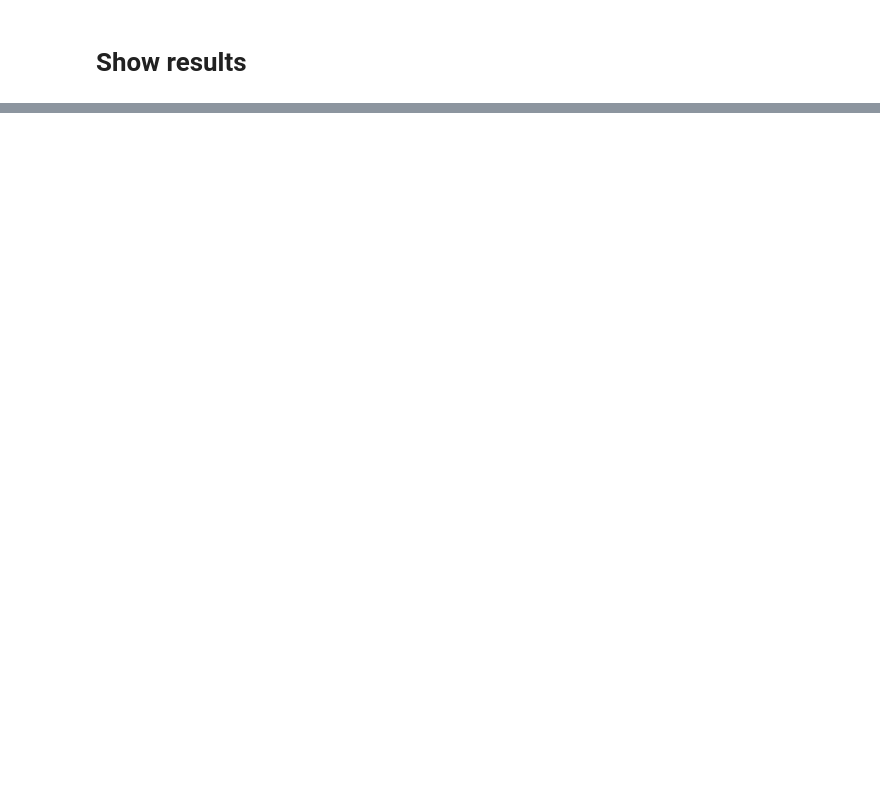
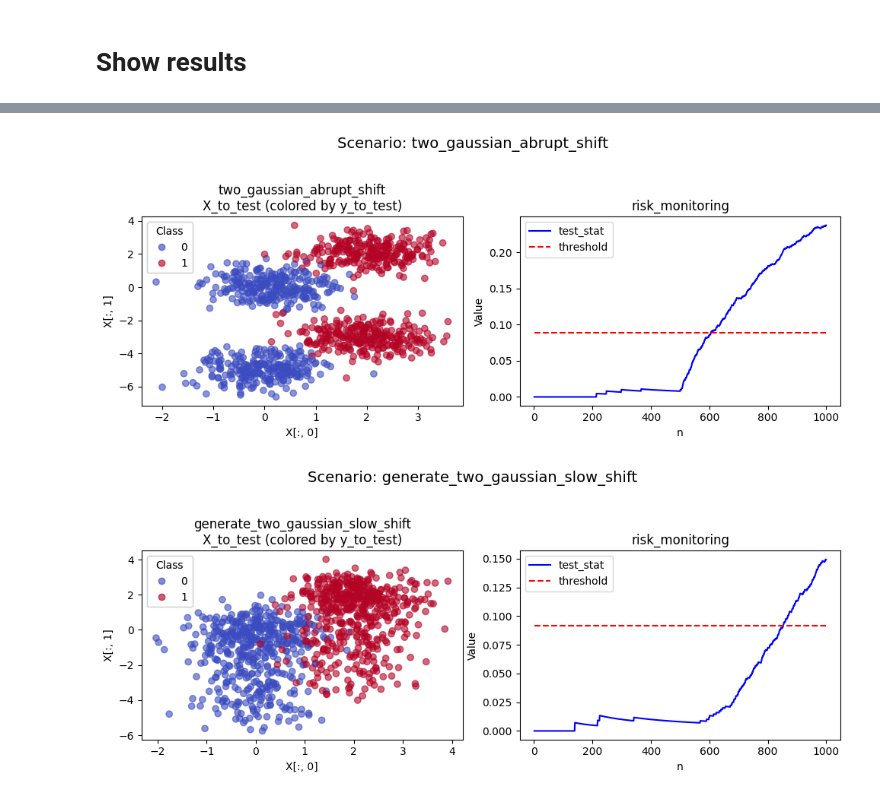
Before and after one commit to scikit-learn-contrib/MAPIE, a Jupyter notebook: notebooks/echangeability_test/exchangeability_test_benchmark.ipynb, the cells around one changed output, grey strips where cells are left out. Saved outputs shown, nothing was run; the diff lists cells and outputs as text; code cells hidden in the pictures; blank space fills up the shorter version.

Commit message:
add plots

```diff
--- a/notebooks/echangeability_test/exchangeability_test_benchmark.ipynb
+++ b/notebooks/echangeability_test/exchangeability_test_benchmark.ipynb
@@ -9,7 +9,7 @@ from scenarios_and_methods import (
 # %% [markdown]
 # Perform tests
 # %%
-scenario_dict = {
+scenarios_dict = {
     # "exchangeable": generate_exchangeable,
     "two_gaussian_abrupt_shift": generate_two_gaussian_abrupt_shift,
     "generate_two_gaussian_slow_shift": generate_two_gaussian_slow_shift,
@@ -22,7 +22,7 @@ methods_dict = {
 
 n_samples = 1000
 result_list=[]
-for scenario_name, generate_data in scenario_dict.items():
+for scenario_name, generate_data in scenarios_dict.items():
     is_exchangeable_ground_truth, X_to_test, y_to_test, X_train, y_train = generate_data(n_samples=n_samples)
 
     for method_name, method in methods_dict.items():
@@ -55,0 +77,62 @@ df
+# %%
+import matplotlib.pyplot as plt
+
+# For plotting, we use scenarios_dict and methods_dict below
+# scenarios_dict: {scenario_name: scenario_func}
+# methods_dict: {method_name: method_func}
+
+for scenario_name, scenario_func in scenarios_dict.items():
+    # Regenerate data for the scenario (with default/random_state for reproducibility)
+    res = scenario_func()
+    if len(res) == 5:
+        is_exchangeable_ground_truth, X_to_test, y_to_test, X_train, y_train = res
+    else:
+        # fallback, skip plotting
+        continue
+
+    df_scenario = df[df["scenario"] == scenario_name]
+    # Find method names for this scenario
+    method_names = df_scenario["method"].unique()
+
+    n_rows = 1
+    n_cols = 1 + len(method_names)
+    fig, axes = plt.subplots(
+        nrows=n_rows, ncols=n_cols, figsize=(5 * n_cols, 4), squeeze=False
+    )
+    # Plot scenario data in the first column (scatter X_to_test, color by y_to_test)
+    ax = axes[0, 0]
+    if X_to_test.shape[1] == 2:
+        scatter = ax.scatter(X_to_test[:, 0], X_to_test[:, 1], c=y_to_test, cmap='coolwarm', alpha=0.6)
+        legend1 = ax.legend(*scatter.legend_elements(), title="Class")
+        ax.add_artist(legend1)
+    else:
+        # Too many dims, just plot first two
+        ax.scatter(X_to_test[:, 0], np.zeros_like(X_to_test[:, 0]), c=y_to_test, cmap='coolwarm', alpha=0.6)
+    ax.set_title(f"{scenario_name}\nX_to_test (colored by y_to_test)")
+    ax.set_xlabel("X[:, 0]")
+    if X_to_test.shape[1] > 1:
+        ax.set_ylabel("X[:, 1]")
+    else:
+        ax.set_ylabel("")
+
+    # Plot test_stat vs threshold for each method
+    for j, method_name in enumerate(method_names, start=1):
+        ax = axes[0, j]
+        df_method = df_scenario[df_scenario["method"] == method_name]
+        n = df_method["n"].values
+        test_stat = df_method["test_stat"].values
+        threshold = df_method["threshold"].values
+
+        # Plot test_stat and threshold as lines
+        ax.plot(n, test_stat, label="test_stat", color="blue")
+        ax.plot(n, threshold, label="threshold", color="red", linestyle="--")
+        ax.set_title(f"{method_name}")
+        ax.set_xlabel("n")
+        ax.set_ylabel("Value")
+        ax.legend()
+    plt.suptitle(f"Scenario: {scenario_name}", fontsize=14, y=1.03)
+    plt.tight_layout()
+    plt.show()
+# %% [output]
+[figure, added]
+[figure, added]
```
Also changed, not shown: parts of 3 cells of this notebook.
